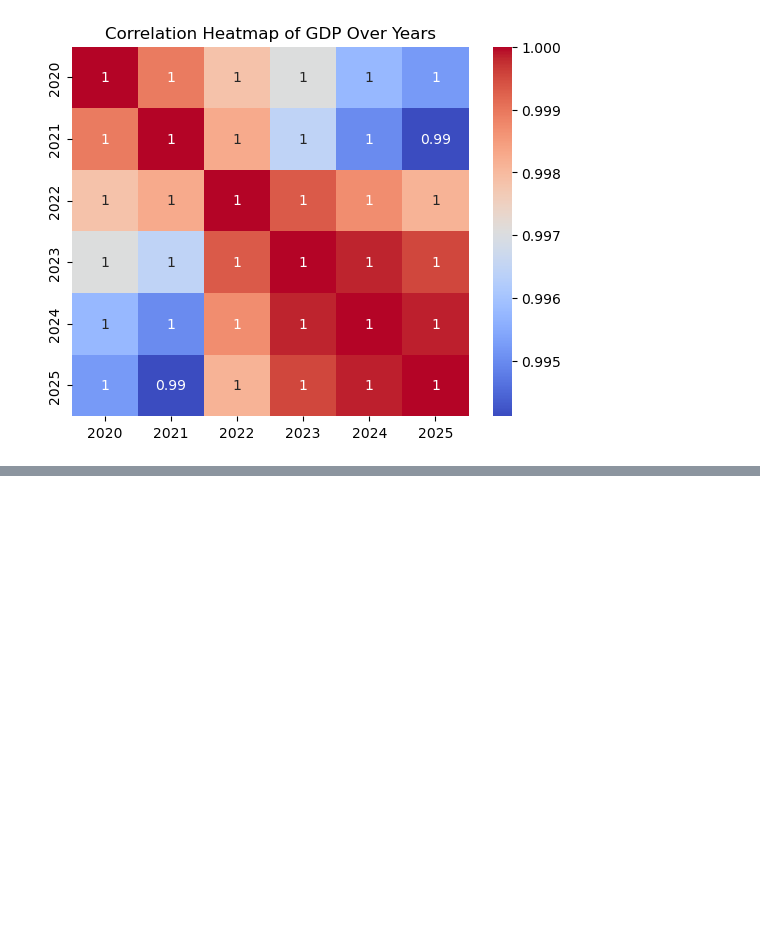
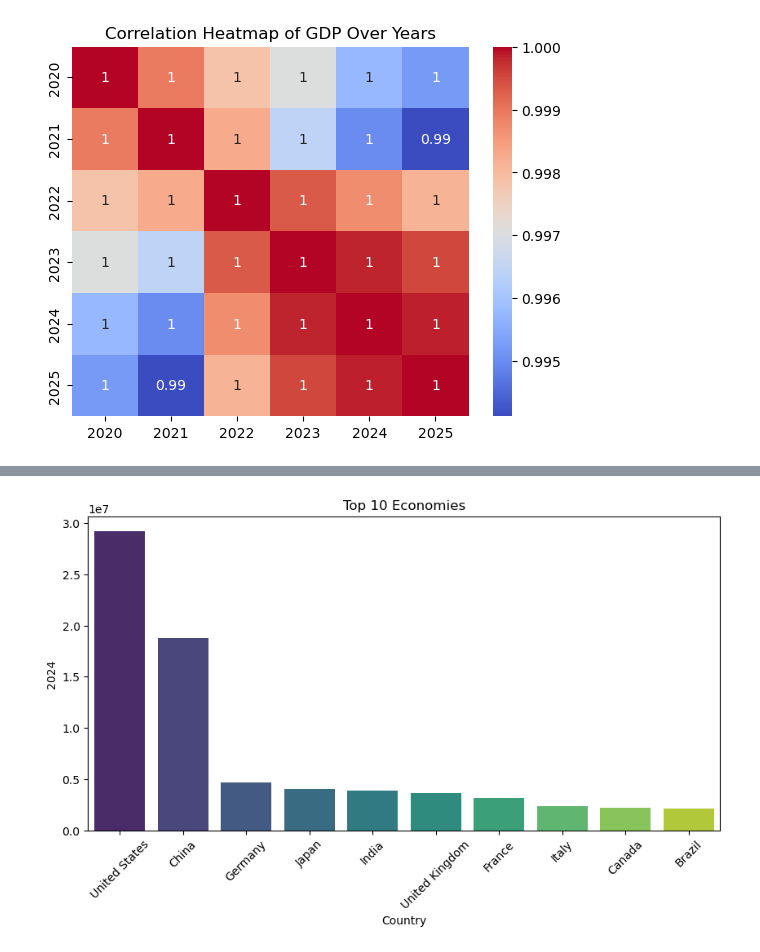
Before and after one commit to RushikeshYeole24/GDP_Data_Analysis, a Jupyter notebook: Data_Wrangling.ipynb, the cells around one changed output, grey strips where cells are left out. Drawn from its saved outputs; the diff is of its cells as text; code cells hidden in the pictures; blank space fills up the shorter version.

```diff
--- a/Data_Wrangling.ipynb
+++ b/Data_Wrangling.ipynb
@@ -108,0 +179,10 @@ plt.show()
+# %%
+top_10 = df.sort_values("2024", ascending=False ).head(10)
+plt.figure(figsize=(10,5))
+sns.barplot(x = "Country", y = "2024", data = top_10,palette="viridis")
+plt.xticks(rotation=45)
+
+plt.title("Top 10 Economies")
+plt.show()
+# %% [output]
+[figure, added]
```
Also changed, not shown: parts of 13 cells of this notebook.
